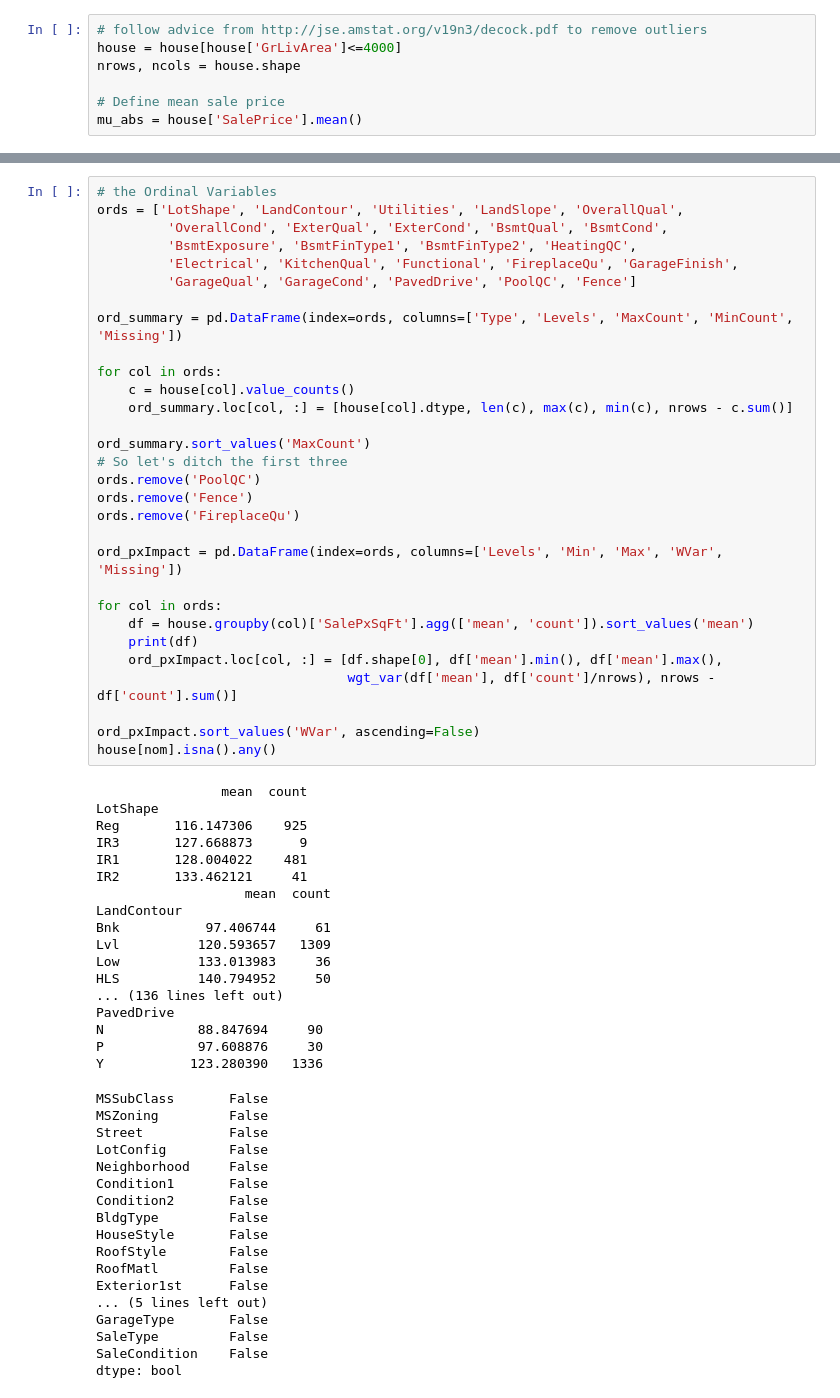
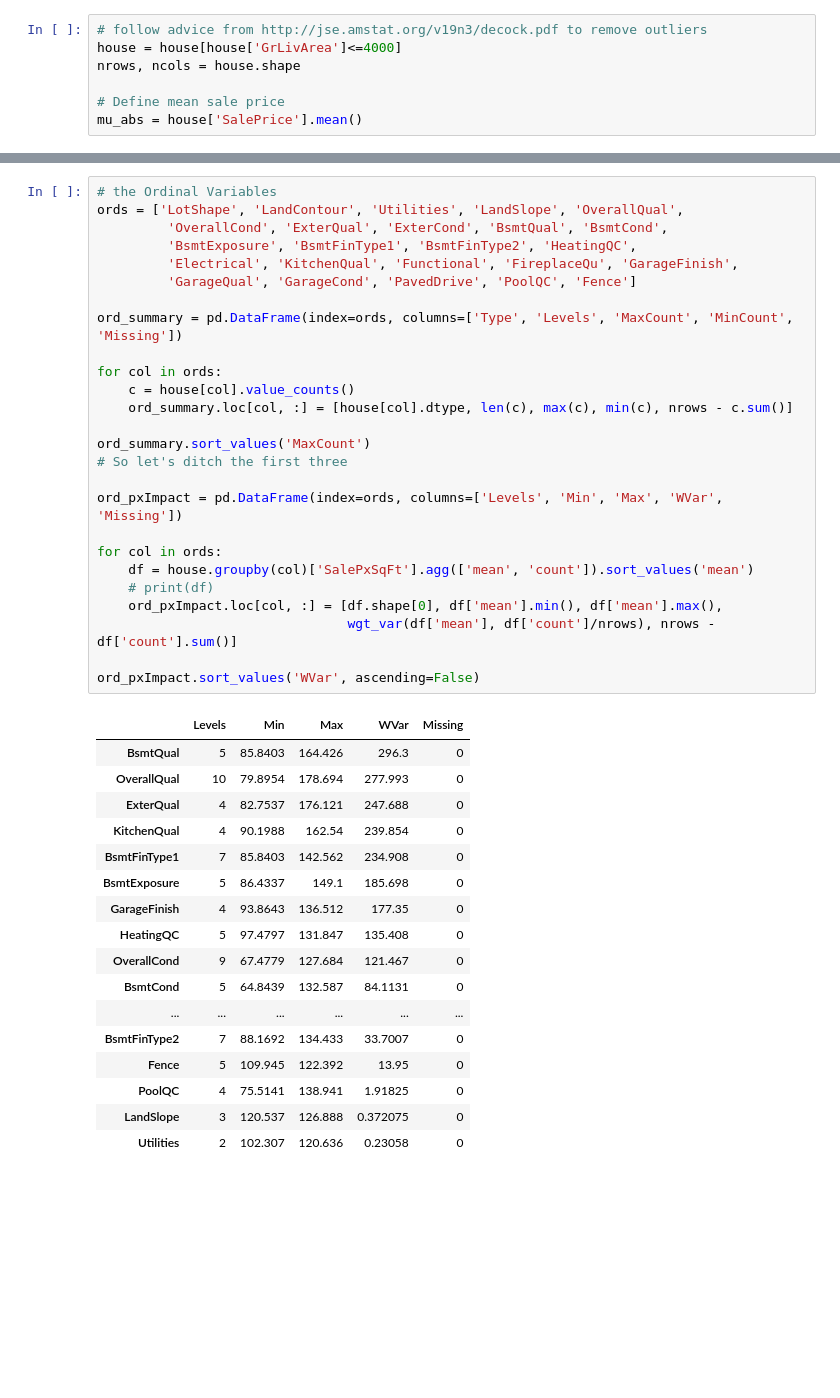
Before and after one commit to simondyates/HousePrices, a Jupyter notebook: HousePriceEDA.ipynb, the cells around one changed output, grey strips where cells are left out. Saved outputs shown, nothing was run; the diff lists cells and outputs as text; blank space fills up the shorter version.

```diff
--- a/HousePriceEDA.ipynb
+++ b/HousePriceEDA.ipynb
@@ -269,68 +259,47 @@ dtype: bool
 # %%
 # the Ordinal Variables
 ords = ['LotShape', 'LandContour', 'Utilities', 'LandSlope', 'OverallQual',
          'OverallCond', 'ExterQual', 'ExterCond', 'BsmtQual', 'BsmtCond',
          'BsmtExposure', 'BsmtFinType1', 'BsmtFinType2', 'HeatingQC',
          'Electrical', 'KitchenQual', 'Functional', 'FireplaceQu', 'GarageFinish',
          'GarageQual', 'GarageCond', 'PavedDrive', 'PoolQC', 'Fence']
 
 ord_summary = pd.DataFrame(index=ords, columns=['Type', 'Levels', 'MaxCount', 'MinCount', 'Missing'])
 
 for col in ords:
     c = house[col].value_counts()
     ord_summary.loc[col, :] = [house[col].dtype, len(c), max(c), min(c), nrows - c.sum()]
 
 ord_summary.sort_values('MaxCount')
 # So let's ditch the first three
-ords.remove('PoolQC')
-ords.remove('Fence')
-ords.remove('FireplaceQu')
 
 ord_pxImpact = pd.DataFrame(index=ords, columns=['Levels', 'Min', 'Max', 'WVar', 'Missing'])
 
 for col in ords:
     df = house.groupby(col)['SalePxSqFt'].agg(['mean', 'count']).sort_values('mean')
-    print(df)
+    # print(df)
     ord_pxImpact.loc[col, :] = [df.shape[0], df['mean'].min(), df['mean'].max(),
                                 wgt_var(df['mean'], df['count']/nrows), nrows - df['count'].sum()]
 
 ord_pxImpact.sort_values('WVar', ascending=False)
-house[nom].isna().any()
 # %% [output]
-                mean  count
-LotShape
-Reg       116.147306    925
-IR3       127.668873      9
-IR1       128.004022    481
-IR2       133.462121     41
-                   mean  count
-LandContour
-Bnk           97.406744     61
-Lvl          120.593657   1309
-Low          133.013983     36
-HLS          140.794952     50
-... (136 lines left out)
-PavedDrive
-N            88.847694     90
-P            97.608876     30
-Y           123.280390   1336
-MSSubClass       False
-MSZoning         False
-Street           False
-LotConfig        False
-Neighborhood     False
-Condition1       False
-Condition2       False
-BldgType         False
-HouseStyle       False
-RoofStyle        False
-RoofMatl         False
-Exterior1st      False
-... (5 lines left out)
-GarageType       False
-SaleType         False
-SaleCondition    False
-dtype: bool
+|  | Levels | Min | Max | WVar | Missing |
+| BsmtQual | 5 | 85.8403 | 164.426 | 296.3 | 0 |
+| OverallQual | 10 | 79.8954 | 178.694 | 277.993 | 0 |
+| ExterQual | 4 | 82.7537 | 176.121 | 247.688 | 0 |
+| KitchenQual | 4 | 90.1988 | 162.54 | 239.854 | 0 |
+| BsmtFinType1 | 7 | 85.8403 | 142.562 | 234.908 | 0 |
+| BsmtExposure | 5 | 86.4337 | 149.1 | 185.698 | 0 |
+| GarageFinish | 4 | 93.8643 | 136.512 | 177.35 | 0 |
+| HeatingQC | 5 | 97.4797 | 131.847 | 135.408 | 0 |
+| OverallCond | 9 | 67.4779 | 127.684 | 121.467 | 0 |
+| BsmtCond | 5 | 64.8439 | 132.587 | 84.1131 | 0 |
+| ... | ... | ... | ... | ... | ... |
+| BsmtFinType2 | 7 | 88.1692 | 134.433 | 33.7007 | 0 |
+| Fence | 5 | 109.945 | 122.392 | 13.95 | 0 |
+| PoolQC | 4 | 75.5141 | 138.941 | 1.91825 | 0 |
+| LandSlope | 3 | 120.537 | 126.888 | 0.372075 | 0 |
+| Utilities | 2 | 102.307 | 120.636 | 0.23058 | 0 |
 # %%
 # How does sale price correlate with sq ft and does adding a quadratic term help?
 x = house['GrLivArea'].values.reshape(-1, 1)
```
Also changed, not shown: parts of 11 cells of this notebook, 5 other files.
